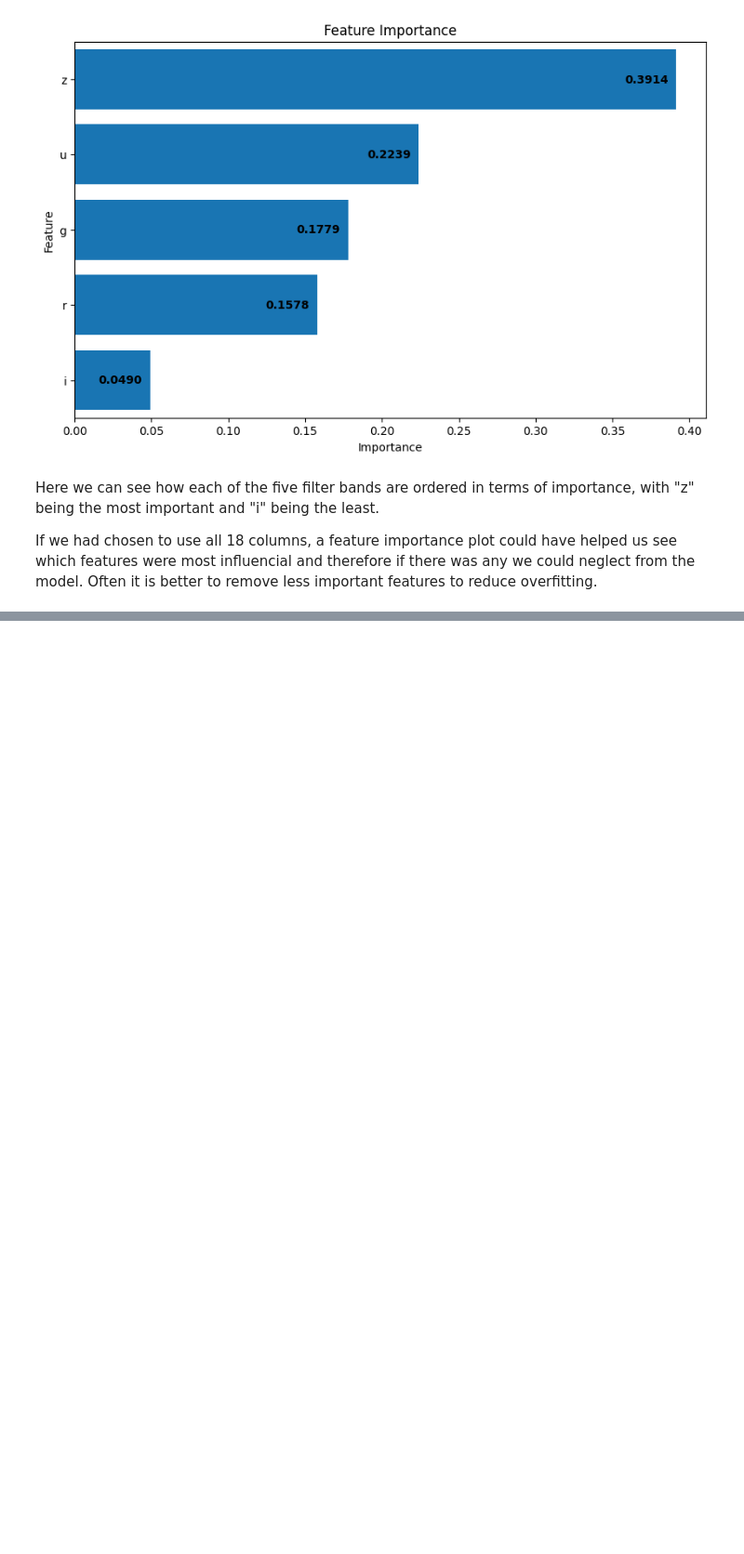
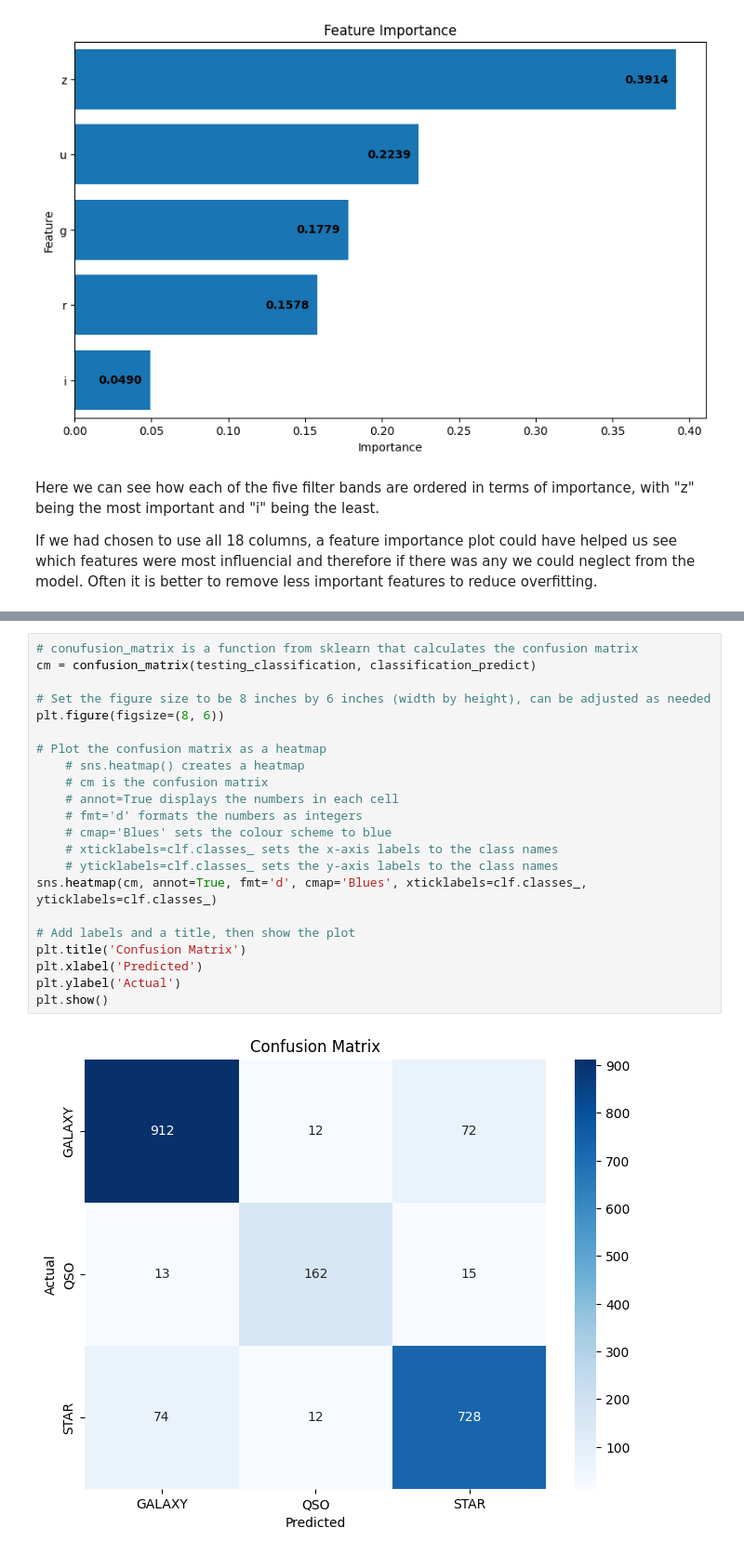
Before and after one commit to Ryan-Ursell/SDSS-DR14-Classification, a Jupyter notebook: py/Q1_folder/Q1.ipynb, the cells around one changed output, grey strips where cells are left out. Shown at 93% size. Drawn from its saved outputs; the diff is of its cells as text; blank space fills up the shorter version.

```diff
--- a/py/Q1_folder/Q1.ipynb
+++ b/py/Q1_folder/Q1.ipynb
@@ -290,0 +299,24 @@ plt.show()
+# %%
+# conufusion_matrix is a function from sklearn that calculates the confusion matrix
+cm = confusion_matrix(testing_classification, classification_predict)
+
+# Set the figure size to be 8 inches by 6 inches (width by height), can be adjusted as needed
+plt.figure(figsize=(8, 6))
+
+# Plot the confusion matrix as a heatmap
+    # sns.heatmap() creates a heatmap
+    # cm is the confusion matrix
+    # annot=True displays the numbers in each cell
+    # fmt='d' formats the numbers as integers
+    # cmap='Blues' sets the colour scheme to blue
+    # xticklabels=clf.classes_ sets the x-axis labels to the class names
+    # yticklabels=clf.classes_ sets the y-axis labels to the class names
+sns.heatmap(cm, annot=True, fmt='d', cmap='Blues', xticklabels=clf.classes_, yticklabels=clf.classes_)
+
+# Add labels and a title, then show the plot
+plt.title('Confusion Matrix')
+plt.xlabel('Predicted')
+plt.ylabel('Actual')
+plt.show()
+# %% [output]
+[figure, added]
```
Also changed, not shown: parts of 4 cells of this notebook.
